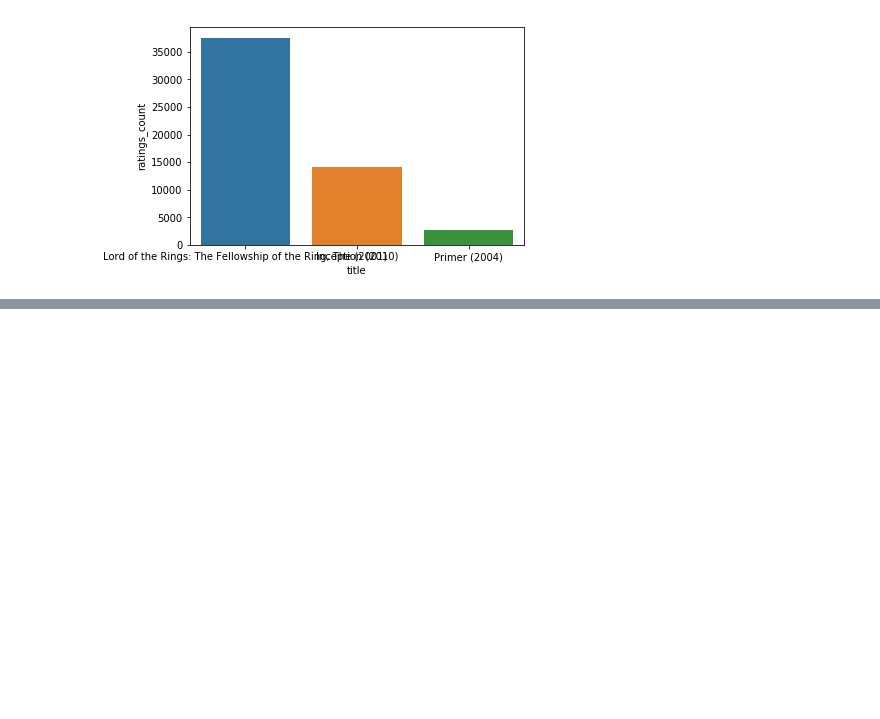
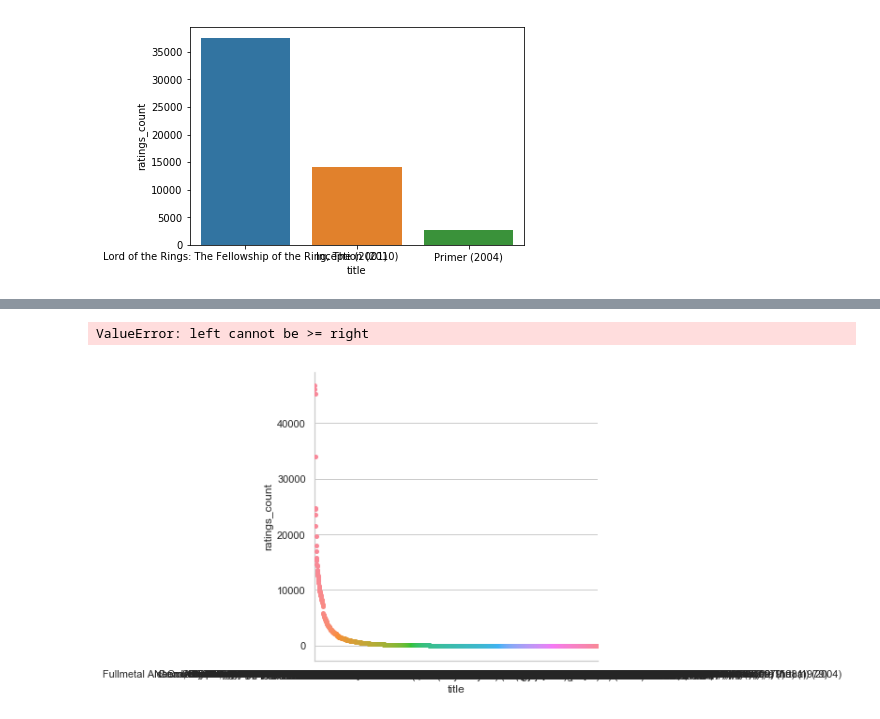
Before and after one commit to alineberry/my-movie-recommender, a Jupyter notebook: notebooks/1c-exploratory-analysis-popularity-bias.ipynb, the cells around one changed output, grey strips where cells are left out. Saved outputs shown, nothing was run; the diff lists cells and outputs as text; code cells hidden in the pictures; blank space fills up the shorter version.

Commit message:
Claire two (#2)
* add long tail eda for popularity

* long tail plot

```diff
--- a/notebooks/1c-exploratory-analysis-popularity-bias.ipynb
+++ b/notebooks/1c-exploratory-analysis-popularity-bias.ipynb
@@ -105,0 +108,6 @@ sns.barplot(x=sample_movies.title,
+# %%
+long_tail_data = popularity.copy()
+long_tail_data = long_tail_data.sort_values('ratings_count', ascending=False)
+print(long_tail_data.shape)
+print(len(long_tail_data.movieId.unique()))
+long_tail_data.head()
@@ -105,0 +123,18 @@ sns.barplot(x=sample_movies.title,
+# %%
+import numpy as np
+import pandas as pd
+import seaborn as sns
+sns.set(style="whitegrid")
+
+long_tail_plot_data = long_tail_data.sample(2000)
+long_tail_plot_data = long_tail_plot_data.sort_values('ratings_count', ascending=False)
+
+
+g = sns.catplot(x="title", y="ratings_count", data=long_tail_plot_data)
+g.set(xticklabels=[])
+plt.axvline(x=1949)
+plt.show()
+g.savefig("long_tail.png")
+# %% [output]
+ValueError: left cannot be >= right
+[figure, added]
```
Also changed, not shown: parts of 4 cells of this notebook, 1 other file.
